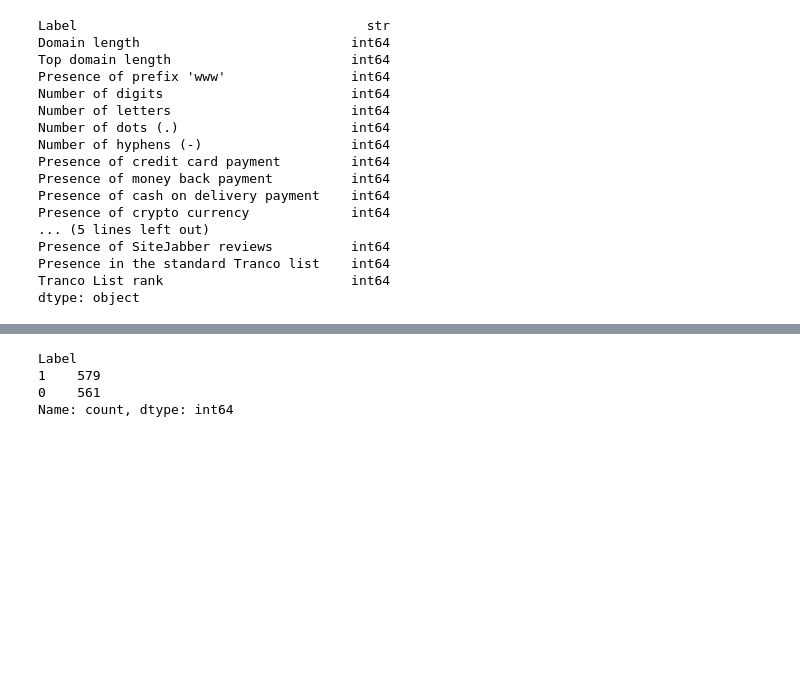
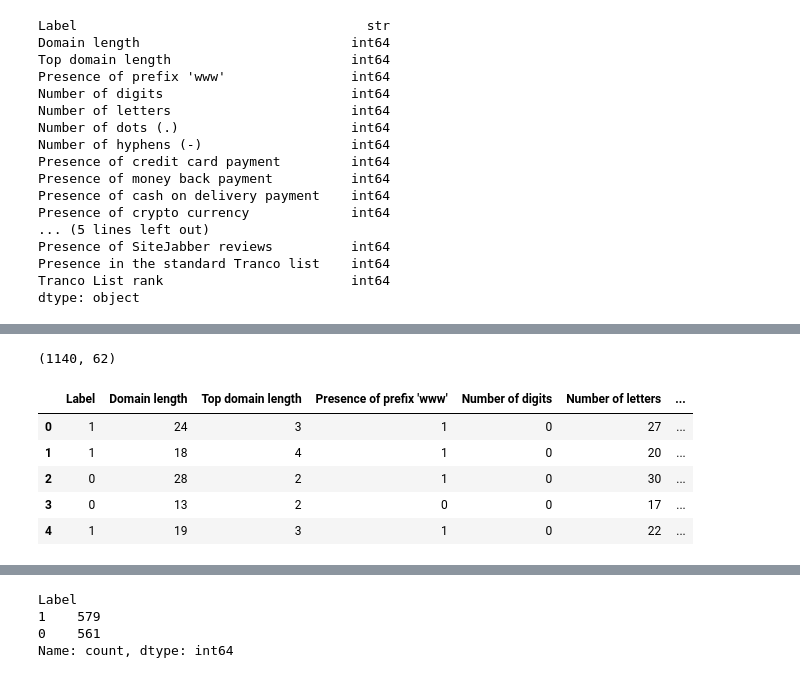
Before and after one commit to genbautista/DataMining, a Jupyter notebook: FraudulentDataset2.ipynb, the cells around one changed output, grey strips where cells are left out. Cells and saved outputs as stored; diff of their text form; code cells hidden in the pictures; blank space fills up the shorter version.

```diff
--- a/FraudulentDataset2.ipynb
+++ b/FraudulentDataset2.ipynb
@@ -154,3 +168,19 @@ Name: SSL certificate issuer, dtype: int64
+# %%
+# replace the text column with the 43 one-hot columns
+data = pd.concat([data.drop(columns = ['SSL certificate issuer']), one_hot_encoded_data], axis = 1)
+data.shape
+# %% [output]
+(1140, 62)
+# %%
+pd.set_option('display.max_columns', None)   # otherwise pandas hides the middle columns with "..."
+data.head()
+# %% [output]
+|  | Label | Domain length | Top domain length | Presence of prefix 'www' | Number of digits | Number of letters | ... |
+| 0 | 1 | 24 | 3 | 1 | 0 | 27 | ... |
+| 1 | 1 | 18 | 4 | 1 | 0 | 20 | ... |
+| 2 | 0 | 28 | 2 | 1 | 0 | 30 | ... |
+| 3 | 0 | 13 | 2 | 0 | 0 | 17 | ... |
+| 4 | 1 | 19 | 3 | 1 | 0 | 22 | ... |
 # %%
 data.dtypes
 # %% [output]
```
Also changed, not shown: parts of 14 cells of this notebook.
